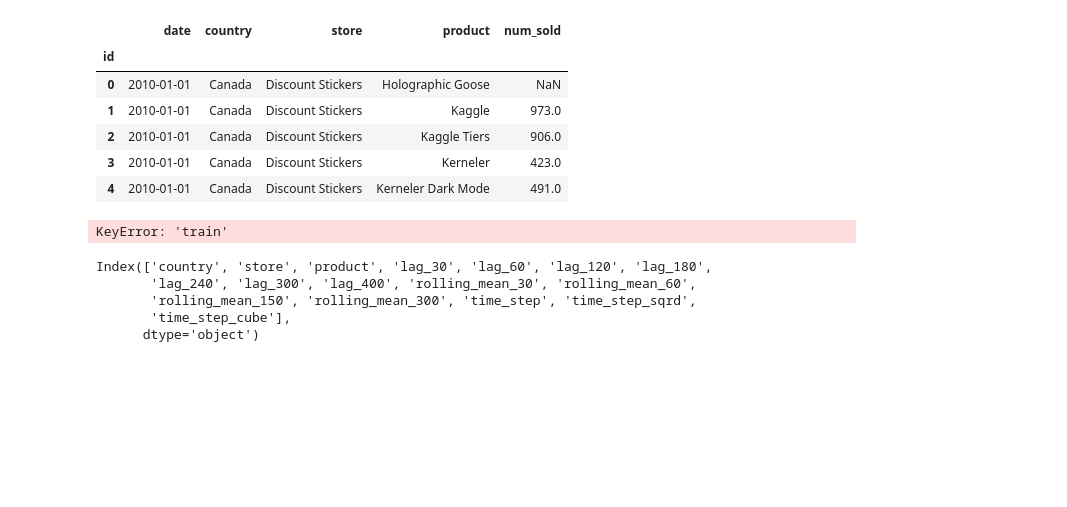
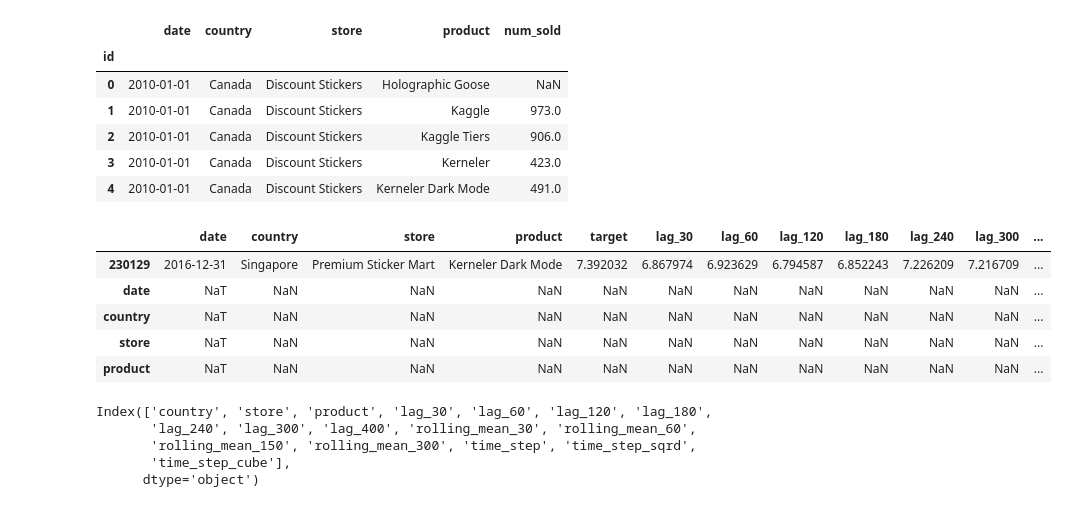
Before and after one commit to bparent11/kaggle-S5E1, a Jupyter notebook: engineering.ipynb, the cells around one changed output. Saved outputs shown, nothing was run; the diff lists cells and outputs as text; code cells hidden in the pictures; blank space fills up the shorter version.

```diff
--- a/engineering.ipynb
+++ b/engineering.ipynb
@@ -107,27 +107,51 @@ train.head()
 | 3 | 2010-01-01 | Canada | Discount Stickers | Kerneler | 423.0 |
 | 4 | 2010-01-01 | Canada | Discount Stickers | Kerneler Dark Mode | 491.0 |
 # %%
-def recursive_preds(model, train):
+def recursive_preds(model, train, test):
+
+    #preprocess train df
     train['date'] = pd.to_datetime(train['date'])
     train.dropna(axis=0, how='any', subset='num_sold', inplace=True)
     train.rename(columns={'num_sold':'target'}, inplace=True)
     train['target'] = np.log1p(train['target'])
 
+    #lags and MA features
+
+    fit_df = train.copy()
     fit_df = lag_n_ma(train)
 
-    # time step
+    # time step features
     fit_df['time_step'] = (fit_df['date'] - fit_df['date'].min()).dt.days
     fit_df['time_step_sqrd'] = fit_df['time_step']**2
     fit_df['time_step_cube'] = fit_df['time_step']**3
     fit_df = pd.get_dummies(fit_df, columns=["country", "store", "product"])
+    fit_df.dropna(axis=0, how='any', inplace=True)
 
+    X_fit = fit_df.drop(columns=['target', 'date'])
+    y_fit = fit_df['target']
 
-    return fit_df
+    model.fit(X_fit, y_fit)
+
+    #recursive preds :
+    test['date'] = pd.to_datetime(test['date'])
+
+    for i in range(len(test)):
+        observation = pd.Series(test.iloc[i, :])
+        #ma_lags_df = pd.concat(axis=0, [train, observation])
+        #return ma_lags_df.tail()
-# %%
-test = recursive_preds(1, train)
-test
-# %% [output]
-KeyError: 'train'
+# %%
+from sklearn.linear_model import LinearRegression
+model = LinearRegression()
+
+test = recursive_preds(model, train, test)
+test
+# %% [output]
+|  | date | country | store | product | target | lag_30 | lag_60 | lag_120 | lag_180 | lag_240 | lag_300 | ... |
+| 230129 | 2016-12-31 | Singapore | Premium Sticker Mart | Kerneler Dark Mode | 7.392032 | 6.867974 | 6.923629 | 6.794587 | 6.852243 | 7.226209 | 7.216709 | ... |
+| date | NaT | NaN | NaN | NaN | NaN | NaN | NaN | NaN | NaN | NaN | NaN | ... |
+| country | NaT | NaN | NaN | NaN | NaN | NaN | NaN | NaN | NaN | NaN | NaN | ... |
+| store | NaT | NaN | NaN | NaN | NaN | NaN | NaN | NaN | NaN | NaN | NaN | ... |
+| product | NaT | NaN | NaN | NaN | NaN | NaN | NaN | NaN | NaN | NaN | NaN | ... |
 # %%
 X_train = pd.DataFrame(train.drop(columns=["target", "date"]))
 y_train = pd.DataFrame(train.loc[:, "target"])
```
